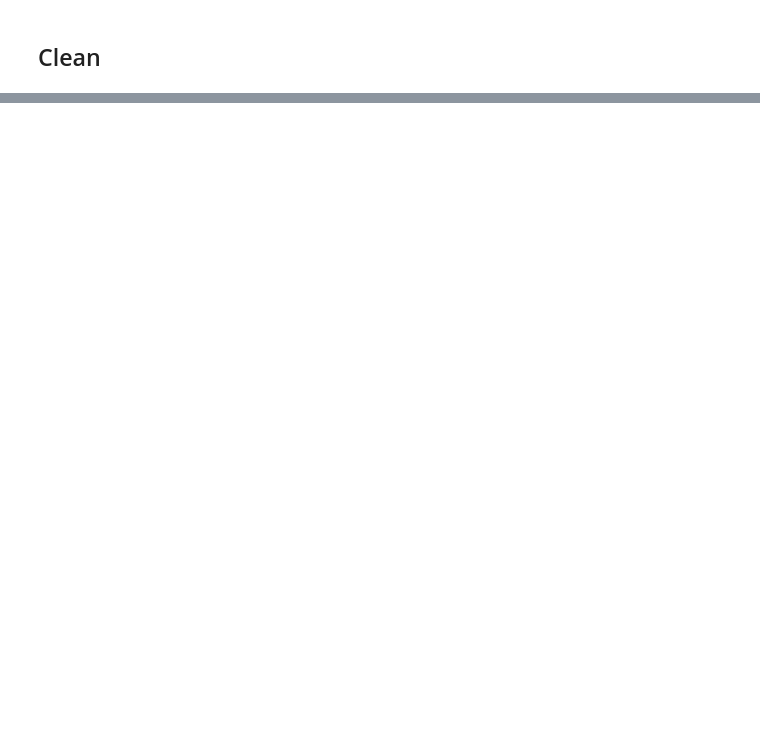
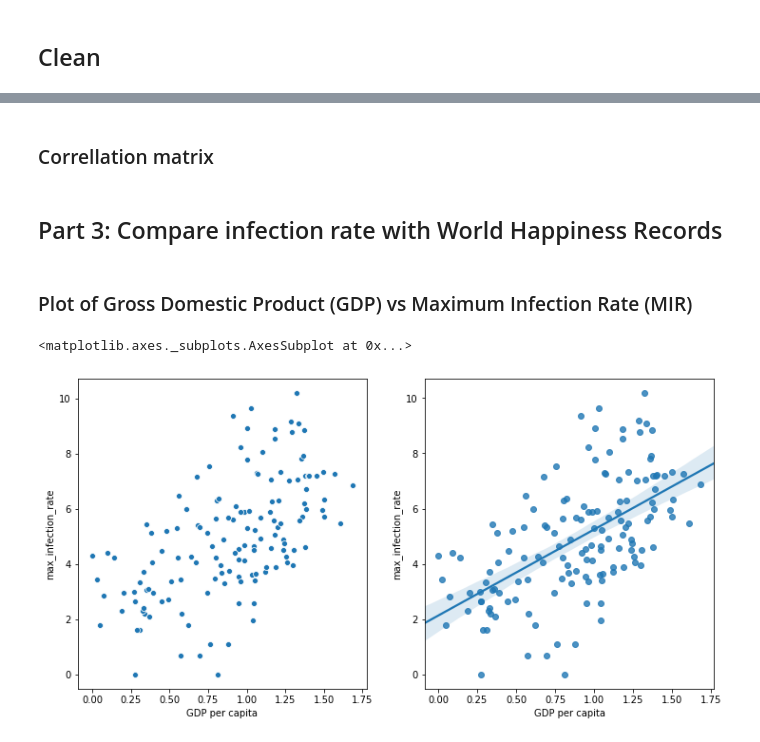
Before and after one commit to Kabayomi/Data-Analysis-with-COVID19-Dataset, a Jupyter notebook: covid_analysis.ipynb, the cells around one changed output, grey strips where cells are left out. Cells and saved outputs as stored; diff of their text form; code cells hidden in the pictures; blank space fills up the shorter version.

```diff
--- a/covid_analysis.ipynb
+++ b/covid_analysis.ipynb
@@ -19,0 +126,3 @@ with zipfile.ZipFile('armenia.zip', 'r') as myzip:
+# %%
+happy_data = pd.read_csv("worldwide_happiness_report.csv")
+happy_data.info()
@@ -19,0 +153,2 @@ with zipfile.ZipFile('armenia.zip', 'r') as myzip:
+# %%
+happy = happy_data.drop([ "Generosity", "Perceptions of corruption", "Score"], axis=1)
@@ -19,0 +164,2 @@ with zipfile.ZipFile('armenia.zip', 'r') as myzip:
+# %%
+happy.set_index("Country or region", inplace = True)
@@ -19,0 +174,2 @@ with zipfile.ZipFile('armenia.zip', 'r') as myzip:
+# %%
+df = corona_infect_rate.join(happy, how='inner')
@@ -19,0 +185,16 @@ with zipfile.ZipFile('armenia.zip', 'r') as myzip:
+# %% [markdown]
+### Correllation matrix
+# %% [markdown]
+## Part 3: Compare infection rate with World Happiness Records
+# %% [markdown]
+### Plot of Gross Domestic Product (GDP) vs Maximum Infection Rate (MIR)
+# %%
+x = df["GDP per capita"]
+y = df['max_infection_rate']
+
+fig, ax =plt.subplots(1,2, figsize=(12, 6))
+sns.scatterplot(x,np.log(y), ax=ax[0])
+sns.regplot(x, np.log(y), ax=ax[1])
+# %% [output]
+<matplotlib.axes._subplots.AxesSubplot at 0x...>
+[figure, added]
```
Also changed, not shown: parts of 39 cells of this notebook, 2 other files.
